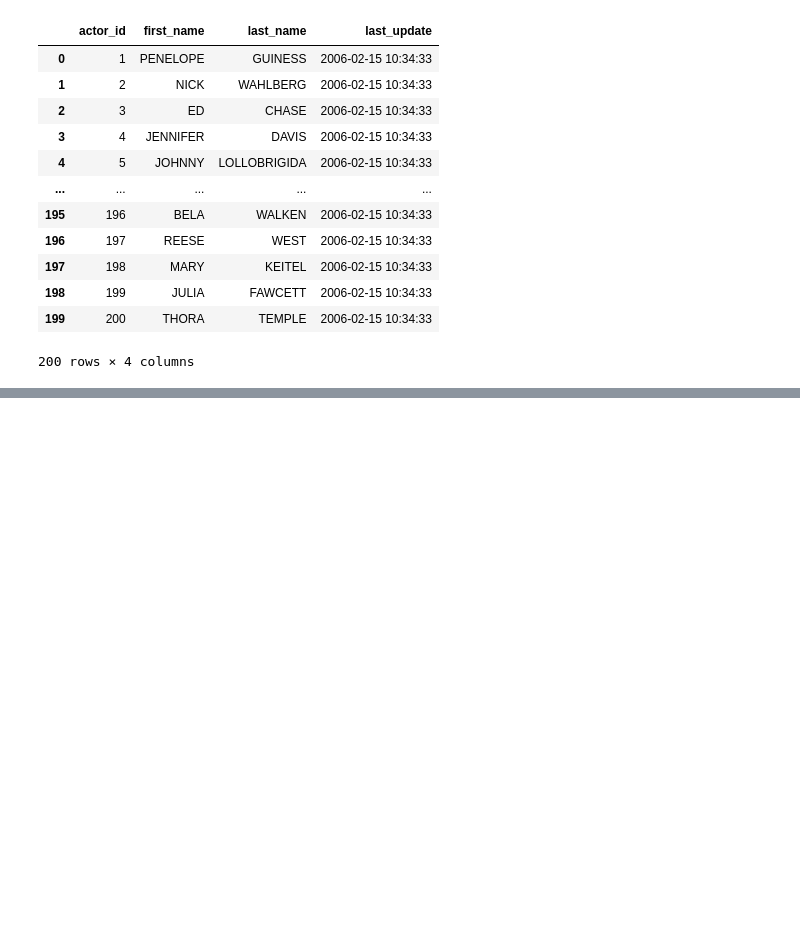
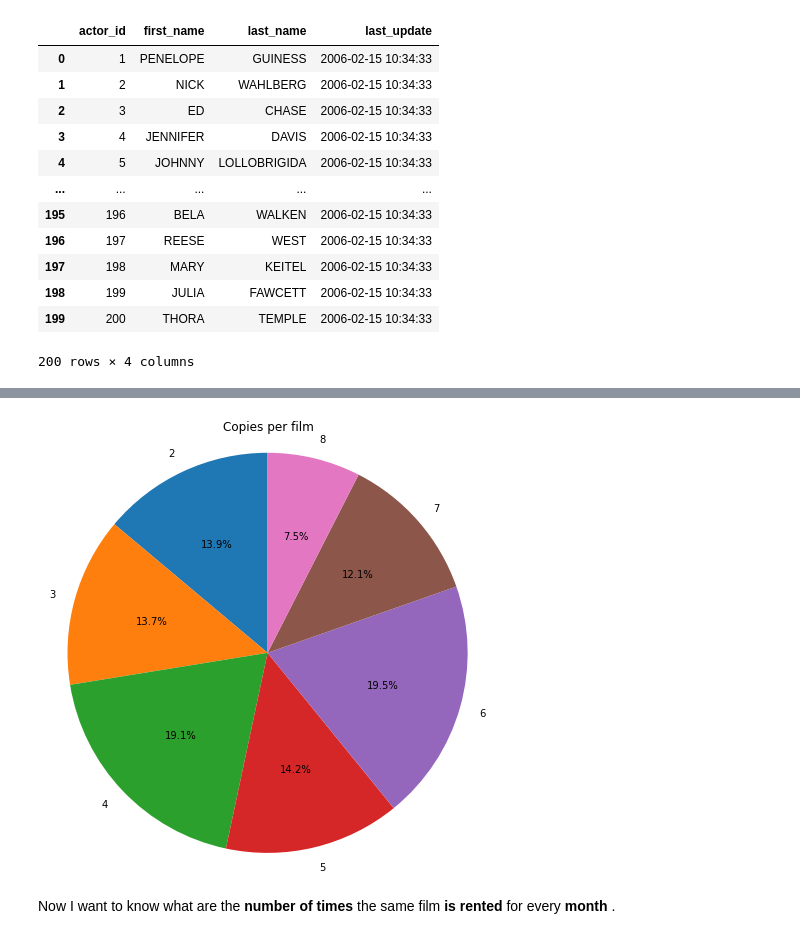
Before and after one commit to sebastianvier/ironhack_labs, a Jupyter notebook: week_9/lab-predictions-logistic-regression/logistic_regression.ipynb, the cells around one changed output, grey strips where cells are left out. Drawn from its saved outputs; the diff is of its cells as text; code cells hidden in the pictures; blank space fills up the shorter version.

```diff
--- a/week_9/lab-predictions-logistic-regression/logistic_regression.ipynb
+++ b/week_9/lab-predictions-logistic-regression/logistic_regression.ipynb
@@ -52,0 +187,5 @@ In order to optimize our inventory, we would like to know which films will be re
+# %%
+query = '''select * from inventory'''
+inventory_per_film = pd.read_sql(query, engine)[['inventory_id', 'film_id']].groupby('film_id').count()
+## The part is square brackets is to get the values sorted.
+inventory_per_film_counts = inventory_per_film.value_counts()[inventory_per_film.value_counts().index.sort_values()]b
@@ -52,0 +207,17 @@ In order to optimize our inventory, we would like to know which films will be re
+# %%
+labels = [i[0] for i in inventory_per_film_counts.index]
+# I need to add the i for i to eliminate index problems
+sizes = list(inventory_per_film_counts)
+
+fig1, ax1 = plt.subplots(figsize=(8,8))
+ax1.set_title('Copies per film')
+
+ax1.pie(sizes, labels=labels, autopct='%1.1f%%',## This sets the inner percentage
+        startangle=90)
+ax1.axis('equal')  # Equal aspect ratio ensures that pie is drawn as a circle.
+fig1.tight_layout
+plt.show()
+# %% [output]
+[figure, added]
+# %% [markdown]
+Now I want to know what are the **number of times** the same film **is rented** for every **month** .
```
Also changed, not shown: parts of 48 cells of this notebook, 1 other file.
